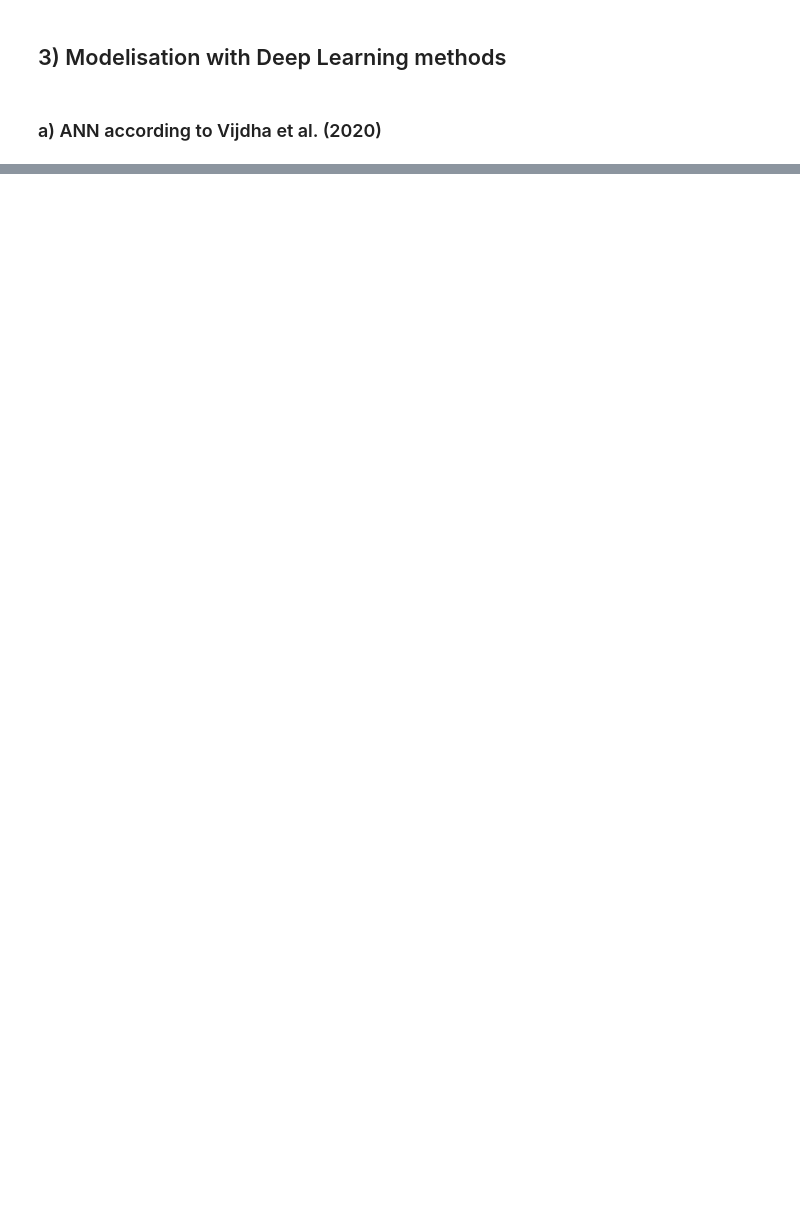
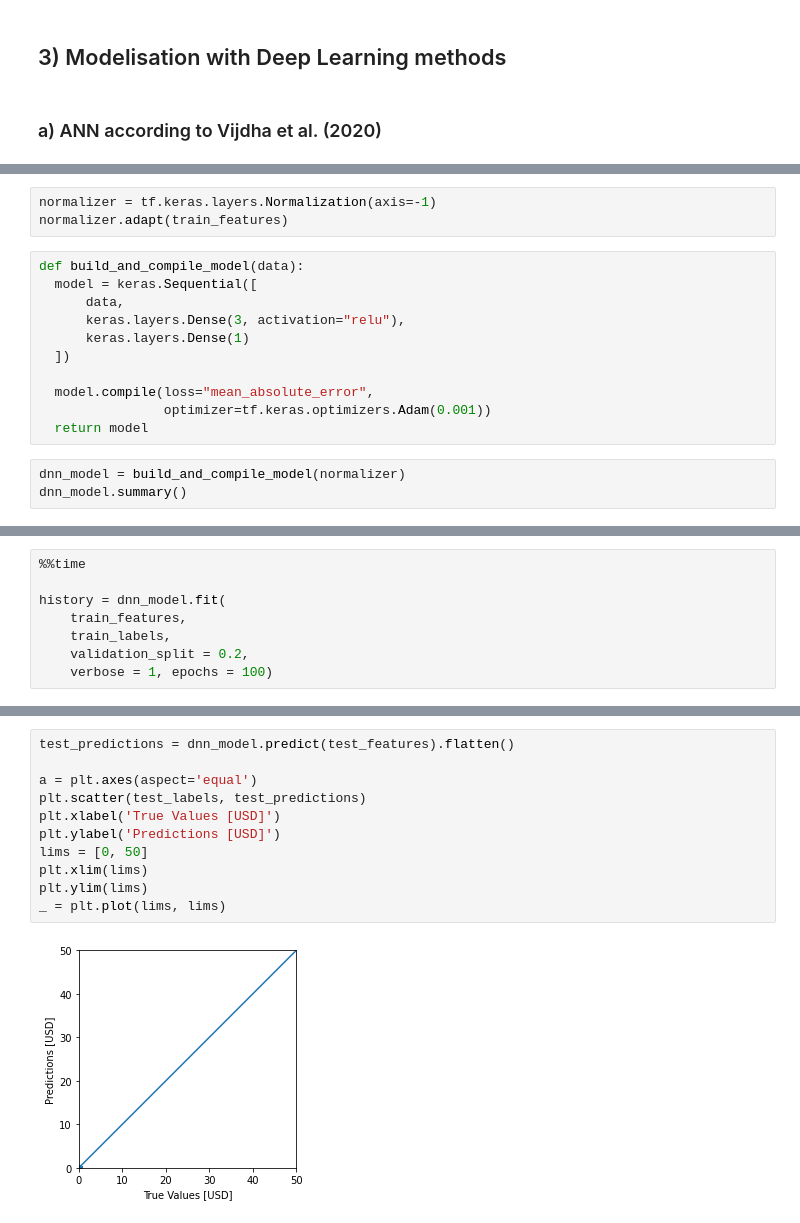
Before and after one commit to Sylvariane/Kaggle_cryptocurrencies_forecasting, a Jupyter notebook: P08_02_notebookmodelisation.ipynb, the cells around one changed output, grey strips where cells are left out. Saved outputs shown, nothing was run; the diff lists cells and outputs as text; blank space fills up the shorter version.

Commit message:
training models

```diff
--- a/P08_02_notebookmodelisation.ipynb
+++ b/P08_02_notebookmodelisation.ipynb
@@ -161,0 +224,17 @@ del y_pred, xgboost
+# %%
+normalizer = tf.keras.layers.Normalization(axis=-1)
+normalizer.adapt(train_features)
+# %%
+def build_and_compile_model(data):
+  model = keras.Sequential([
+      data,
+      keras.layers.Dense(3, activation="relu"),
+      keras.layers.Dense(1)
+  ])
+
+  model.compile(loss="mean_absolute_error",
+                optimizer=tf.keras.optimizers.Adam(0.001))
+  return model
+# %%
+dnn_model = build_and_compile_model(normalizer)
+dnn_model.summary()
@@ -161,0 +258,8 @@ del y_pred, xgboost
+# %%
+%%time
+
+history = dnn_model.fit(
+    train_features,
+    train_labels,
+    validation_split = 0.2,
+    verbose = 1, epochs = 100)
@@ -161,0 +284,13 @@ del y_pred, xgboost
+# %%
+test_predictions = dnn_model.predict(test_features).flatten()
+
+a = plt.axes(aspect='equal')
+plt.scatter(test_labels, test_predictions)
+plt.xlabel('True Values [USD]')
+plt.ylabel('Predictions [USD]')
+lims = [0, 50]
+plt.xlim(lims)
+plt.ylim(lims)
+_ = plt.plot(lims, lims)
+# %% [output]
+[figure, added]
```
Also changed, not shown: parts of 45 cells of this notebook.
